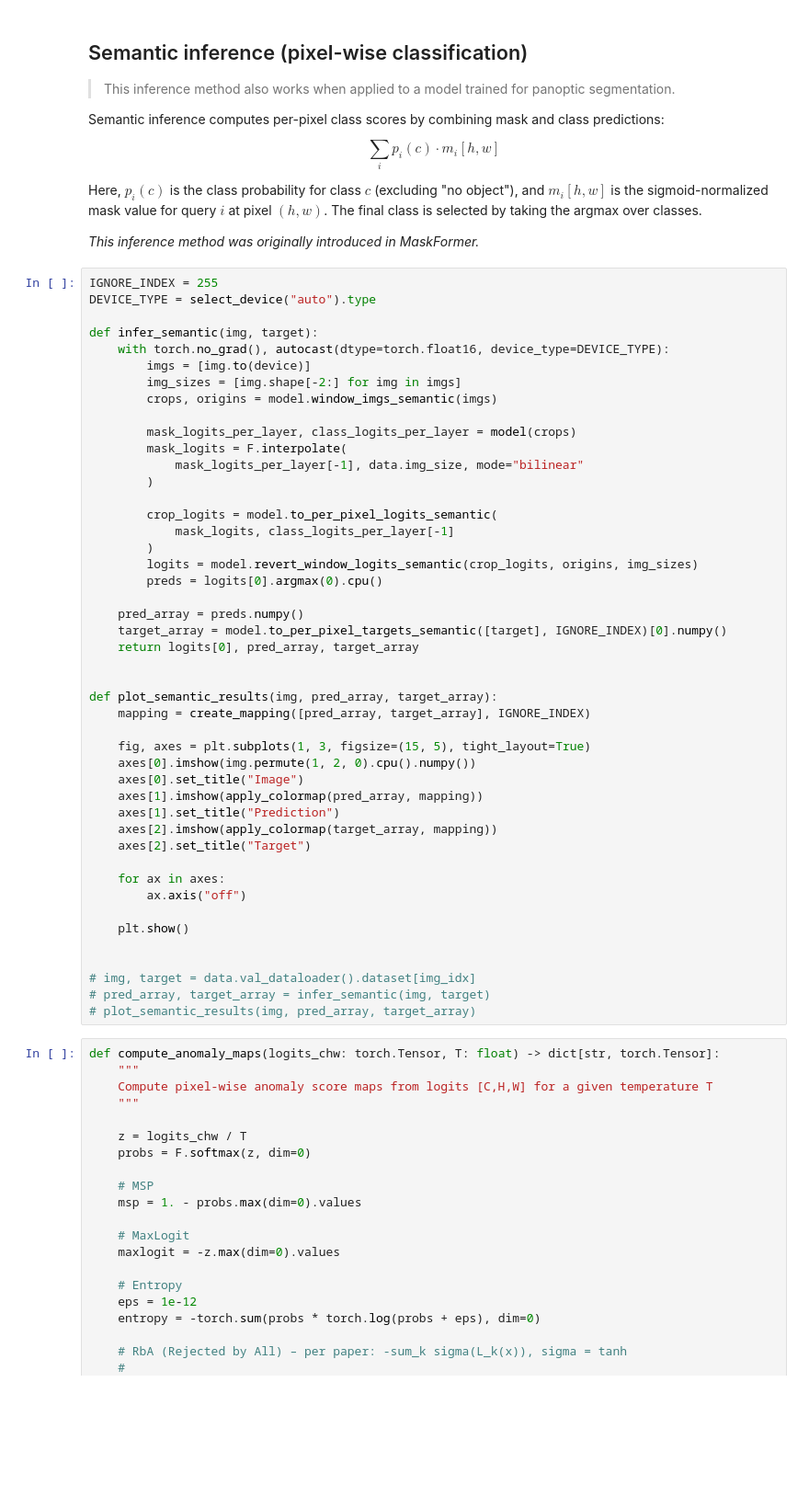
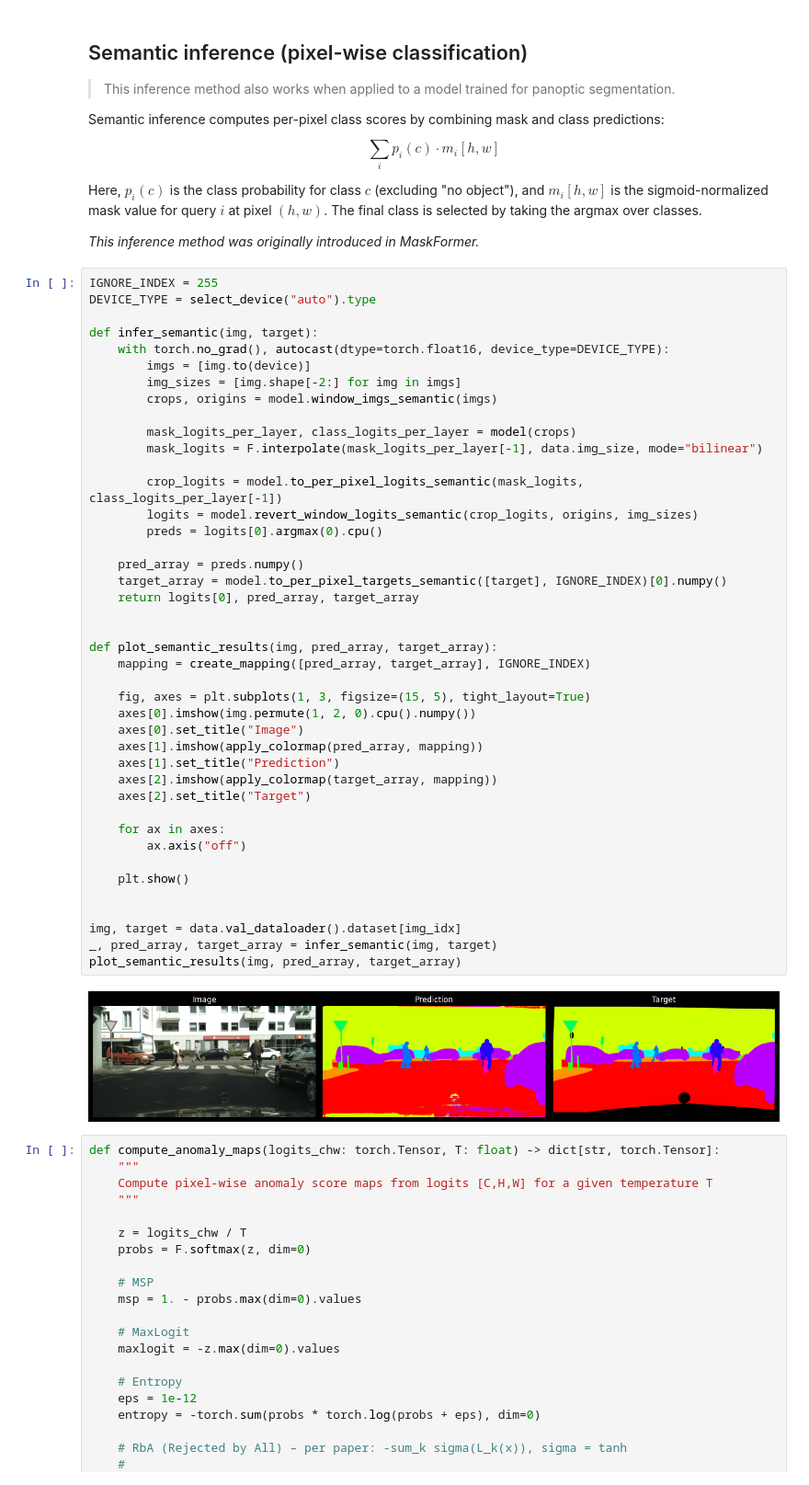
Before and after one commit to DaddaRev/Task-Aware-Anomaly-Segmentation-Mask-Architectures, a Jupyter notebook: eomt/inference.ipynb, the cells around one changed output. Shown at 92% size. Saved outputs shown, nothing was run; the diff lists cells and outputs as text; blank space fills up the shorter version.

```diff
--- a/eomt/inference.ipynb
+++ b/eomt/inference.ipynb
@@ -344,42 +343,40 @@ def infer_semantic(img, target):
         img_sizes = [img.shape[-2:] for img in imgs]
         crops, origins = model.window_imgs_semantic(imgs)
 
         mask_logits_per_layer, class_logits_per_layer = model(crops)
-        mask_logits = F.interpolate(
-            mask_logits_per_layer[-1], data.img_size, mode="bilinear"
-        )
+        mask_logits = F.interpolate(mask_logits_per_layer[-1], data.img_size, mode="bilinear")
 
-        crop_logits = model.to_per_pixel_logits_semantic(
-            mask_logits, class_logits_per_layer[-1]
-        )
+        crop_logits = model.to_per_pixel_logits_semantic(mask_logits, class_logits_per_layer[-1])
         logits = model.revert_window_logits_semantic(crop_logits, origins, img_sizes)
         preds = logits[0].argmax(0).cpu()
 
     pred_array = preds.numpy()
     target_array = model.to_per_pixel_targets_semantic([target], IGNORE_INDEX)[0].numpy()
     return logits[0], pred_array, target_array
 
 
 def plot_semantic_results(img, pred_array, target_array):
     mapping = create_mapping([pred_array, target_array], IGNORE_INDEX)
 
     fig, axes = plt.subplots(1, 3, figsize=(15, 5), tight_layout=True)
     axes[0].imshow(img.permute(1, 2, 0).cpu().numpy())
     axes[0].set_title("Image")
     axes[1].imshow(apply_colormap(pred_array, mapping))
     axes[1].set_title("Prediction")
     axes[2].imshow(apply_colormap(target_array, mapping))
     axes[2].set_title("Target")
 
     for ax in axes:
         ax.axis("off")
 
     plt.show()
 
 
-# img, target = data.val_dataloader().dataset[img_idx]
-# pred_array, target_array = infer_semantic(img, target)
-# plot_semantic_results(img, pred_array, target_array)
+img, target = data.val_dataloader().dataset[img_idx]
+_, pred_array, target_array = infer_semantic(img, target)
+plot_semantic_results(img, pred_array, target_array)
+# %% [output]
+[figure, added]
 # %%
 def compute_anomaly_maps(logits_chw: torch.Tensor, T: float) -> dict[str, torch.Tensor]:
     """
```
Also changed, not shown: parts of 1 cell of this notebook, 1 other file.
